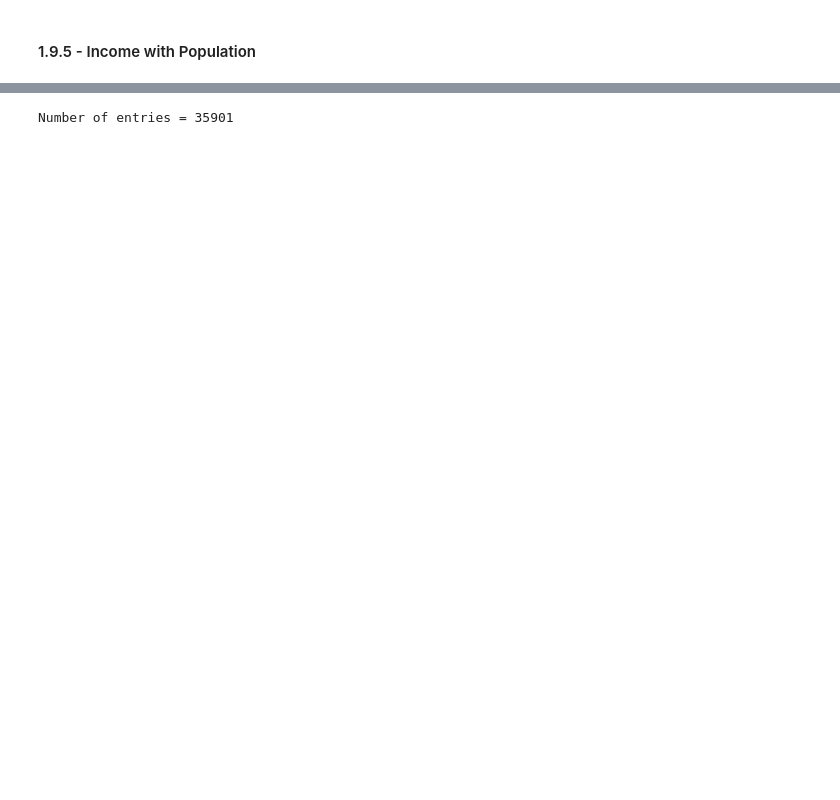
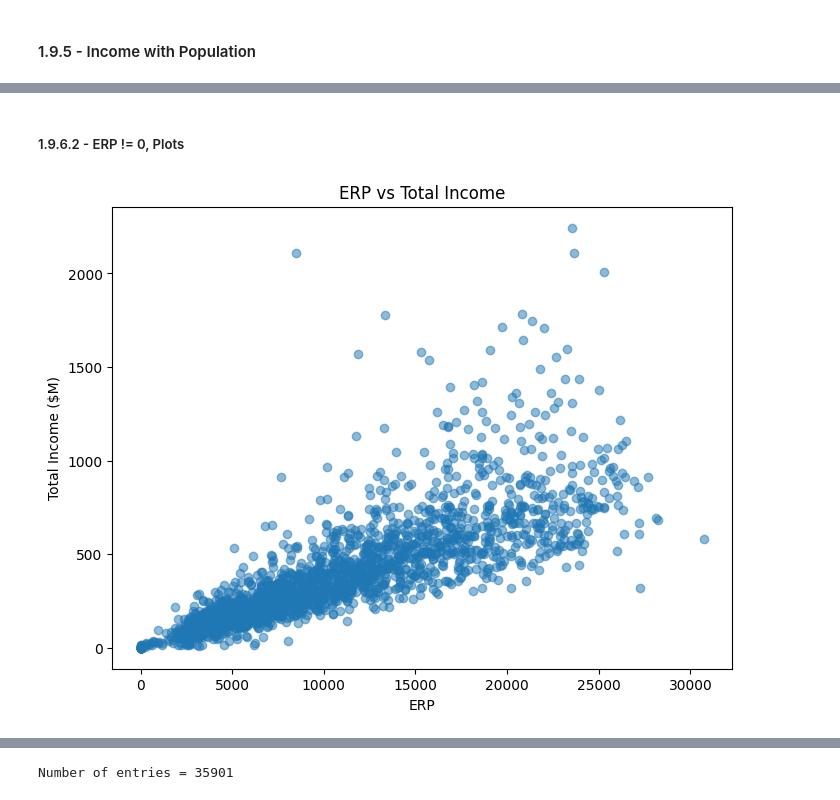
Before and after one commit to MAST30034-AppliedDataScience/project-2-group-buy-now-pay-later-industry-project-13, a Jupyter notebook: notebooks/external_dataset.ipynb, the cells around one changed output, grey strips where cells are left out. Drawn from its saved outputs; the diff is of its cells as text; code cells hidden in the pictures; blank space fills up the shorter version.

```diff
--- a/notebooks/external_dataset.ipynb
+++ b/notebooks/external_dataset.ipynb
@@ -204,0 +249,11 @@ Number of entries = 2454
+# %%
+# ERP = 0 --> total_income = 0
+pop_income_df = pop_income_df.withColumn(
+    "total_income_($M)",
+    F.when((F.col('ERP') == 0) & F.col("total_income_($M)").isNull(), 0).otherwise(F.col("total_income_($M)"))
+)
+
+# Count number of null and non-null entries
+print(f'Number of NULL entries = {pop_income_df.filter(F.col("total_income_($M)").isNull()).count()}')
+print(f'Number of non-NULL entries = {pop_income_df.filter(F.col("total_income_($M)").isNotNull()).count()}')
+pop_income_df.orderBy('ERP').limit(50)
@@ -204,0 +280,11 @@ Number of entries = 2454
+# %%
+# ERP = 0 --> num_earners = 0
+pop_income_df = pop_income_df.withColumn(
+    "num_earners",
+    F.when((F.col('ERP') == 0) & F.col("num_earners").isNull(), 0).otherwise(F.col("num_earners"))
+)
+
+# Count number of null and non-null entries
+print(f'Number of NULL entries = {pop_income_df.filter(F.col("num_earners").isNull()).count()}')
+print(f'Number of non-NULL entries = {pop_income_df.filter(F.col("num_earners").isNotNull()).count()}')
+pop_income_df.orderBy('ERP').limit(50)
@@ -204,0 +311,21 @@ Number of entries = 2454
+# %% [markdown]
+##### 1.9.6.2 - ERP != 0, Plots
+# %%
+import matplotlib.pyplot as plt
+
+# collect ERP and total_income colunms
+erp_data = pop_income_df.select('ERP').rdd.flatMap(lambda x: x).collect()
+total_income_data = pop_income_df.select('total_income_($M)').rdd.flatMap(lambda x: x).collect()
+
+# plot
+plt.figure(figsize = (8, 6))
+plt.scatter(erp_data, total_income_data, alpha = 0.5)
+
+# title and labels
+plt.xlabel('ERP')
+plt.ylabel('Total Income ($M)')
+plt.title('ERP vs Total Income')
+
+plt.show()
+# %% [output]
+[figure, added]
```
Also changed, not shown: parts of 31 cells of this notebook.
